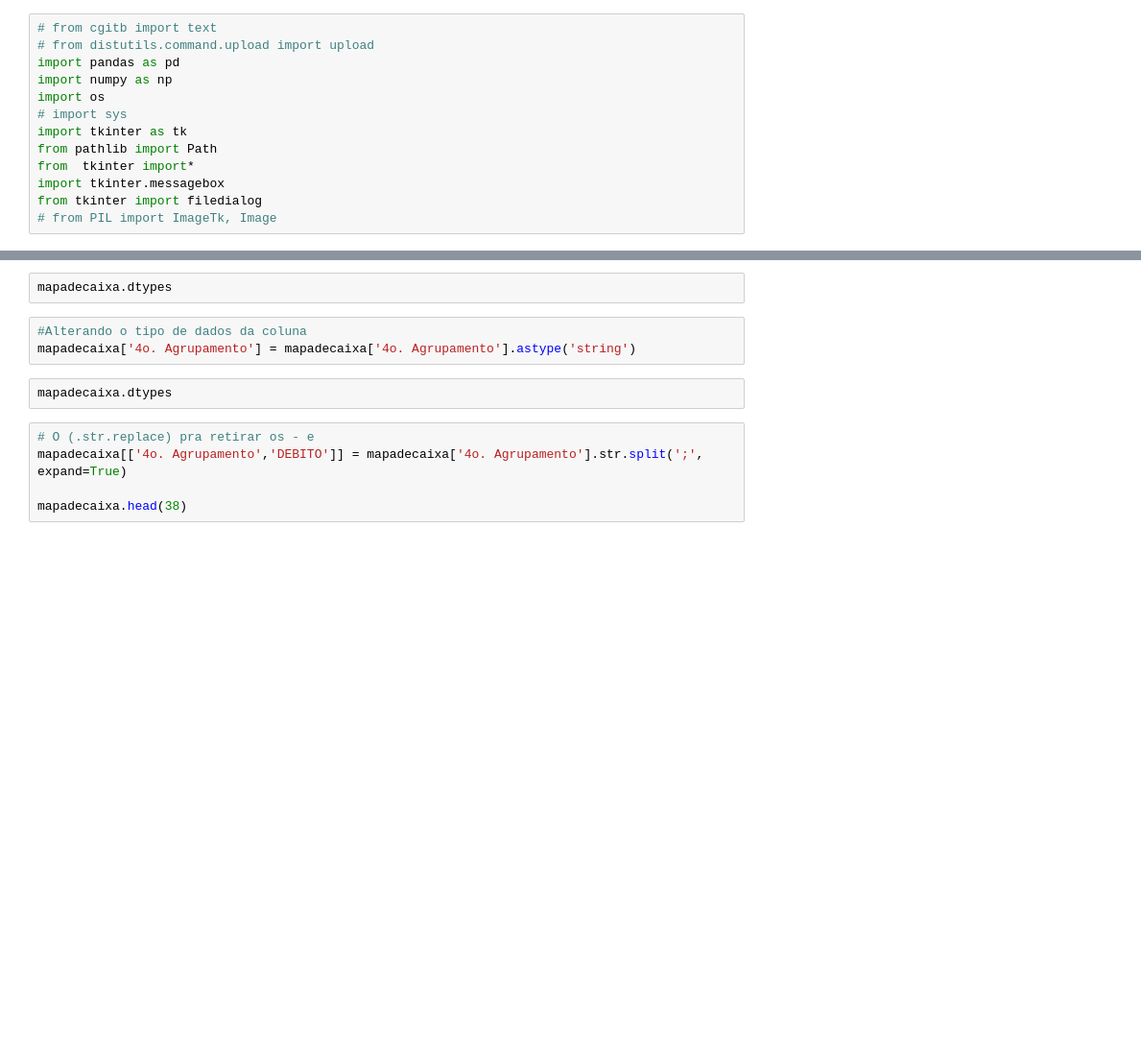
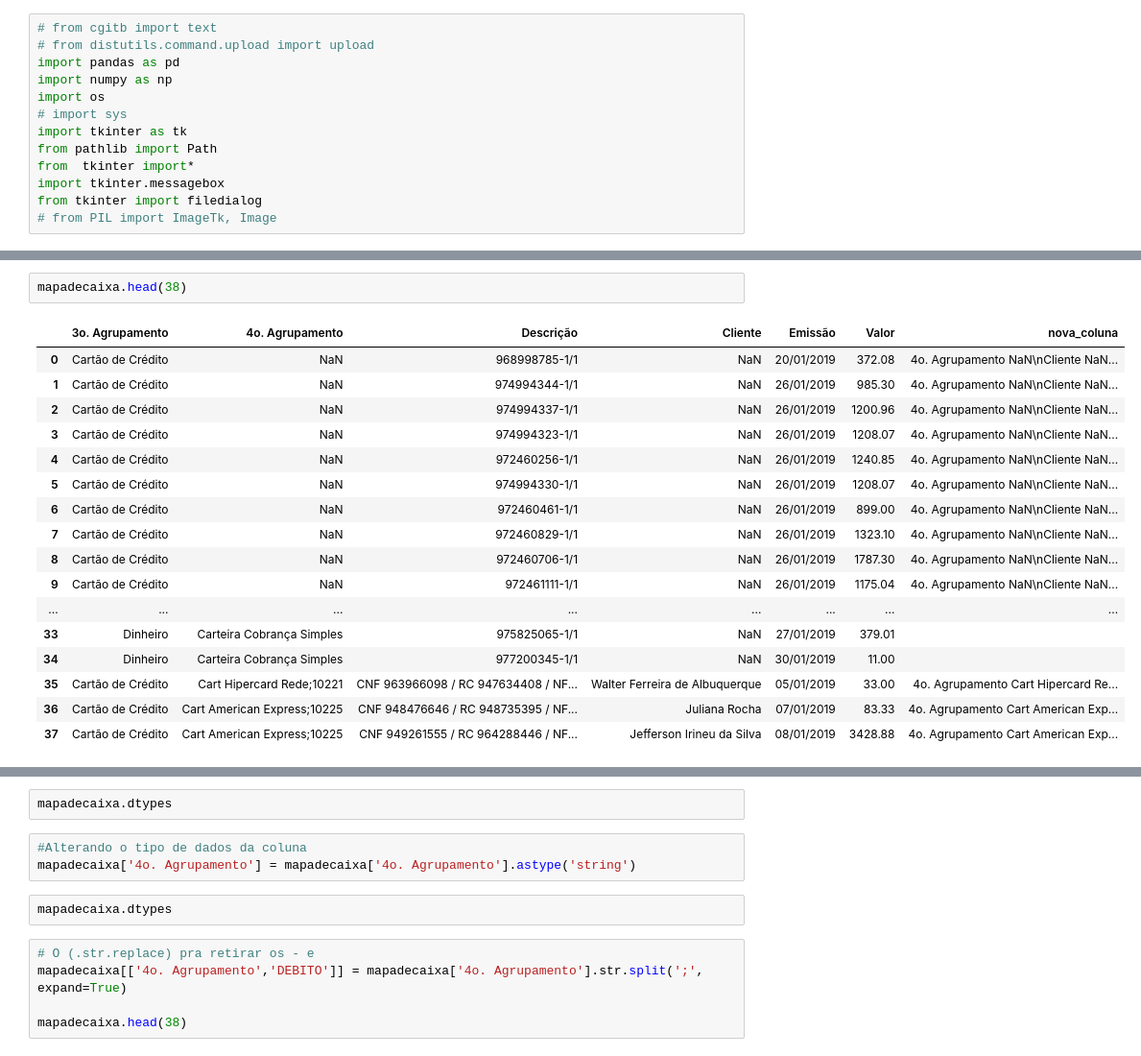
Before and after one commit to Miguellyto/csv---mapadecaixa, a Jupyter notebook: app2 copy.ipynb, the cells around one changed output, grey strips where cells are left out. Shown at 96% size. Drawn from its saved outputs; the diff is of its cells as text; blank space fills up the shorter version.

```diff
--- a/app2 copy.ipynb
+++ b/app2 copy.ipynb
@@ -25,0 +39,20 @@ mapadecaixa.head()
+# %%
+mapadecaixa.head(38)
+# %% [output]
+|  | 3o. Agrupamento | 4o. Agrupamento | Descrição | Cliente | Emissão | Valor | nova_coluna |
+| 0 | Cartão de Crédito | NaN | 968998785-1/1 | NaN | 20/01/2019 | 372.08 | 4o. Agrupamento NaN\nCliente NaN... |
+| 1 | Cartão de Crédito | NaN | 974994344-1/1 | NaN | 26/01/2019 | 985.30 | 4o. Agrupamento NaN\nCliente NaN... |
+| 2 | Cartão de Crédito | NaN | 974994337-1/1 | NaN | 26/01/2019 | 1200.96 | 4o. Agrupamento NaN\nCliente NaN... |
+| 3 | Cartão de Crédito | NaN | 974994323-1/1 | NaN | 26/01/2019 | 1208.07 | 4o. Agrupamento NaN\nCliente NaN... |
+| 4 | Cartão de Crédito | NaN | 972460256-1/1 | NaN | 26/01/2019 | 1240.85 | 4o. Agrupamento NaN\nCliente NaN... |
+| 5 | Cartão de Crédito | NaN | 974994330-1/1 | NaN | 26/01/2019 | 1208.07 | 4o. Agrupamento NaN\nCliente NaN... |
+| 6 | Cartão de Crédito | NaN | 972460461-1/1 | NaN | 26/01/2019 | 899.00 | 4o. Agrupamento NaN\nCliente NaN... |
+| 7 | Cartão de Crédito | NaN | 972460829-1/1 | NaN | 26/01/2019 | 1323.10 | 4o. Agrupamento NaN\nCliente NaN... |
+| 8 | Cartão de Crédito | NaN | 972460706-1/1 | NaN | 26/01/2019 | 1787.30 | 4o. Agrupamento NaN\nCliente NaN... |
+| 9 | Cartão de Crédito | NaN | 972461111-1/1 | NaN | 26/01/2019 | 1175.04 | 4o. Agrupamento NaN\nCliente NaN... |
+| ... | ... | ... | ... | ... | ... | ... | ... |
+| 33 | Dinheiro | Carteira Cobrança Simples | 975825065-1/1 | NaN | 27/01/2019 | 379.01 |  |
+| 34 | Dinheiro | Carteira Cobrança Simples | 977200345-1/1 | NaN | 30/01/2019 | 11.00 |  |
+| 35 | Cartão de Crédito | Cart Hipercard Rede;10221 | CNF 963966098 / RC 947634408 / NF... | Walter Ferreira de Albuquerque | 05/01/2019 | 33.00 | 4o. Agrupamento Cart Hipercard Re... |
+| 36 | Cartão de Crédito | Cart American Express;10225 | CNF 948476646 / RC 948735395 / NF... | Juliana Rocha | 07/01/2019 | 83.33 | 4o. Agrupamento Cart American Exp... |
+| 37 | Cartão de Crédito | Cart American Express;10225 | CNF 949261555 / RC 964288446 / NF... | Jefferson Irineu da Silva | 08/01/2019 | 3428.88 | 4o. Agrupamento Cart American Exp... |
```
Also changed, not shown: parts of 6 cells of this notebook.
